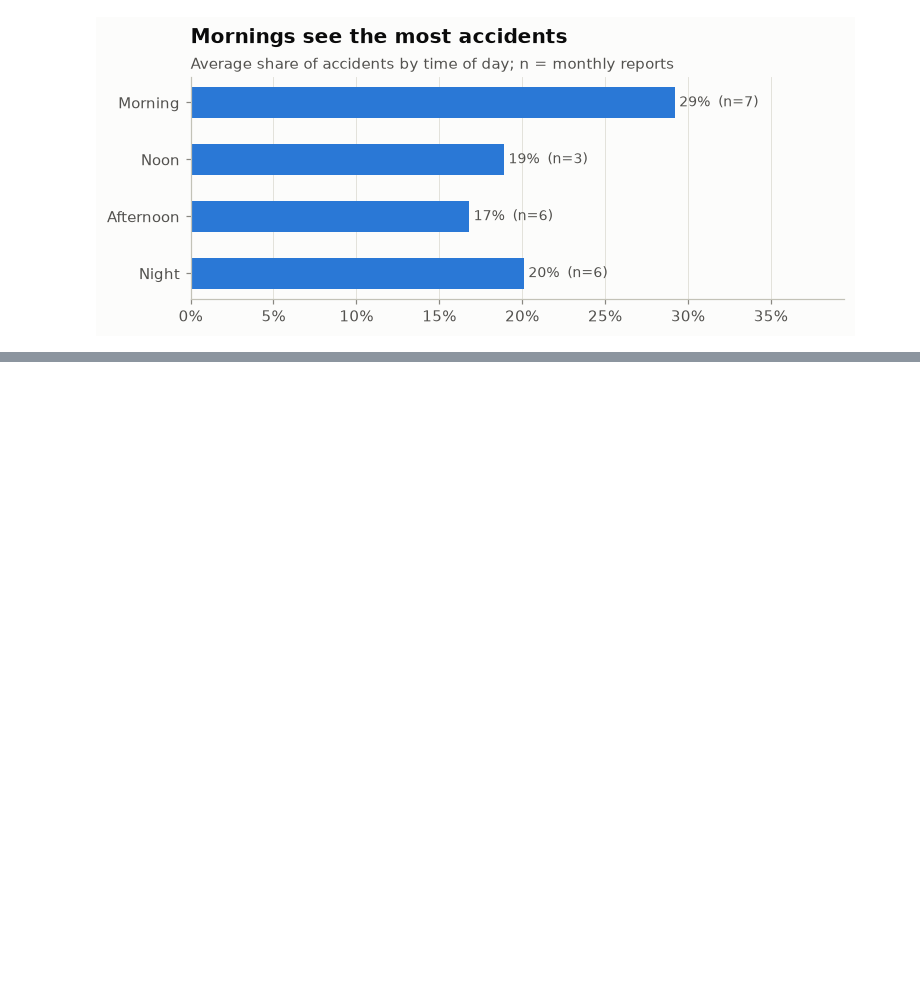
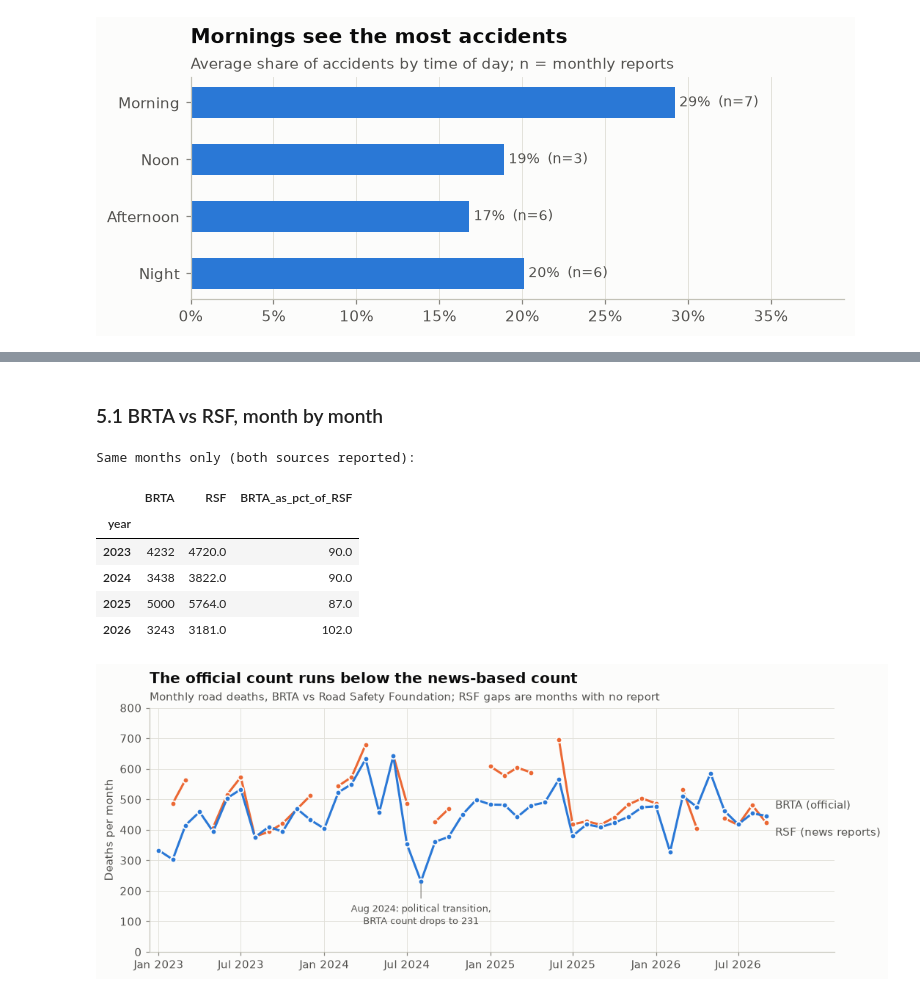
Before and after one commit to MehrazRumman/BD-Road-Accident, a Jupyter notebook: notebooks/02_analysis.ipynb, the cells around one changed output, grey strips where cells are left out. Cells and saved outputs as stored; diff of their text form; code cells hidden in the pictures; blank space fills up the shorter version.

Commit message:
Add BRTA analysis: source comparison, division rates, vehicles, seasonality

```diff
--- a/notebooks/02_analysis.ipynb
+++ b/notebooks/02_analysis.ipynb
@@ -575,0 +584,45 @@ save(fig, "11_time_of_day")
+# %%
+brta = pd.read_csv(DATA / "brta_monthly_national.csv")
+brta_div = pd.read_csv(DATA / "brta_division.csv")
+brta_veh = pd.read_csv(DATA / "brta_vehicle_deaths.csv")
+brta["date"] = pd.to_datetime(dict(year=brta["year"], month=brta["month"], day=1))
+FULL_BRTA_YEARS = [2023, 2024, 2025]
+# %% [markdown]
+### 5.1 BRTA vs RSF, month by month
+# %%
+cmp = brta[["date", "year", "month", "deaths"]].rename(columns={"deaths": "BRTA"}).merge(
+    monthly[["year", "month", "deaths"]].rename(columns={"deaths": "RSF"}), on=["year", "month"], how="left")
+
+fig, ax = plt.subplots(figsize=(10, 4))
+ax.plot(cmp["date"], cmp["RSF"], color=ORANGE, lw=2, marker="o", ms=5, mec=SURFACE, mew=1.2)
+ax.plot(cmp["date"], cmp["BRTA"], color=BLUE, lw=2, marker="o", ms=5, mec=SURFACE, mew=1.2)
+for col, dy in [("RSF", -9), ("BRTA", 9)]:
+    last = cmp.dropna(subset=[col]).iloc[-1]
+    ax.annotate(f"{col} (news reports)" if col == "RSF" else f"{col} (official)", (last["date"], last[col]),
+                xytext=(8, dy), textcoords="offset points", va="center", color=INK2, fontsize=9.5)
+aug24 = cmp[(cmp["year"] == 2024) & (cmp["month"] == 8)].iloc[0]
+ax.annotate("Aug 2024: political transition,\nBRTA count drops to 231",
+            (aug24["date"], aug24["BRTA"]), xytext=(0, -38), textcoords="offset points", ha="center",
+            color=INK2, fontsize=8.5, arrowprops=dict(arrowstyle="-", color=MUTED, lw=0.8))
+ax.set_xlim(cmp["date"].min() - pd.Timedelta(days=20), cmp["date"].max() + pd.Timedelta(days=150))
+ax.set_xticks(pd.date_range("2023-01-01", "2026-07-01", freq="6MS"))
+ax.xaxis.set_major_formatter(plt.matplotlib.dates.DateFormatter("%b %Y"))
+ax.set_ylim(0, 800)
+ax.set_ylabel("Deaths per month")
+titled(ax, "The official count runs below the news-based count",
+       "Monthly road deaths, BRTA vs Road Safety Foundation; RSF gaps are months with no report")
+save(fig, "12_brta_vs_rsf")
+
+ratio = cmp.dropna().groupby("year")[["BRTA", "RSF"]].sum()
+ratio["BRTA_as_pct_of_RSF"] = (100 * ratio["BRTA"] / ratio["RSF"]).round(0)
+print("Same months only (both sources reported):")
+ratio
+# %% [output]
+Same months only (both sources reported):
+|  | BRTA | RSF | BRTA_as_pct_of_RSF |
+| year |  |  |  |
+| 2023 | 4232 | 4720.0 | 90.0 |
+| 2024 | 3438 | 3822.0 | 90.0 |
+| 2025 | 5000 | 5764.0 | 87.0 |
+| 2026 | 3243 | 3181.0 | 102.0 |
+[figure, added]
```
Also changed, not shown: parts of 23 cells of this notebook, 9 other files.
